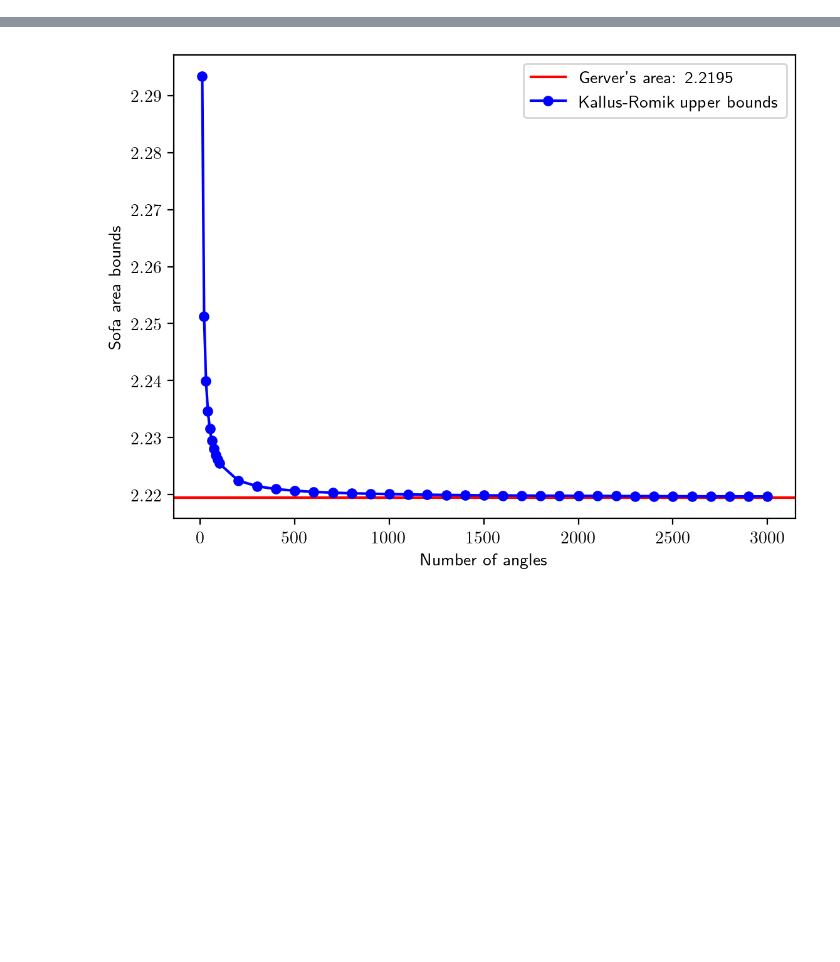
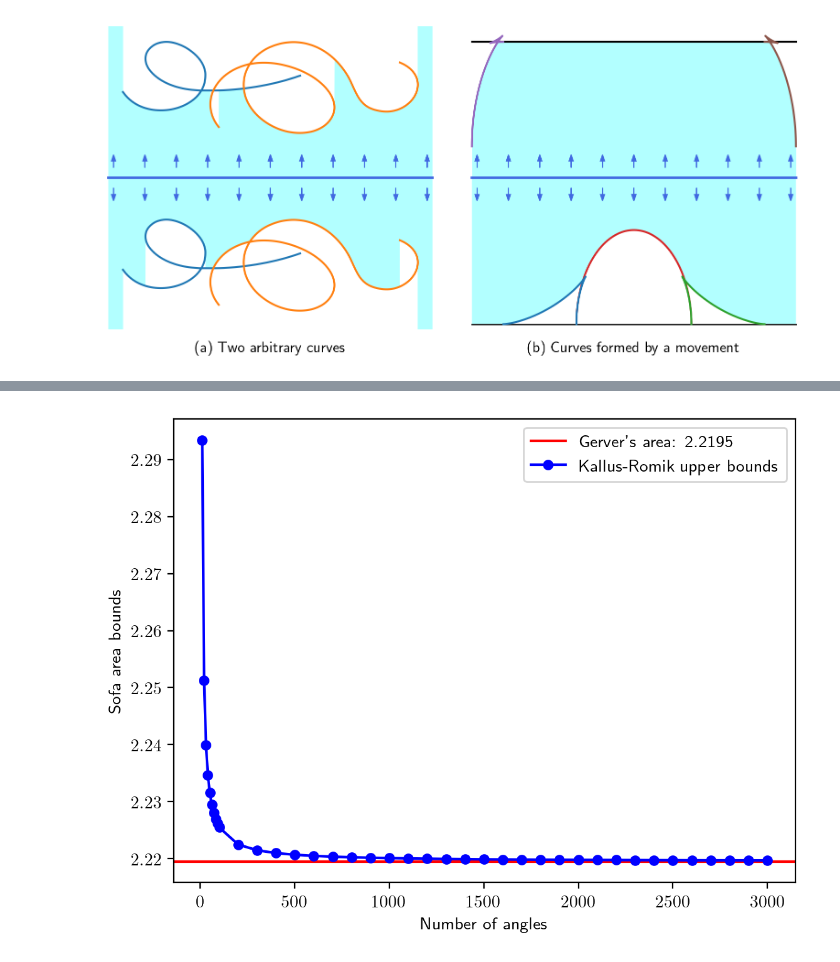
Before and after one commit to kuangdai/sofa, a Jupyter notebook: paper.ipynb, the cells around one changed output, grey strips where cells are left out. Saved outputs shown, nothing was run; the diff lists cells and outputs as text; code cells hidden in the pictures; blank space fills up the shorter version.

```diff
--- a/paper.ipynb
+++ b/paper.ipynb
@@ -187,3 +288,92 @@ plt.show()
+# %%
+from pinn.geometry import interp1d_multi_section_curve
+
+x_target = gg["x_sample"]
+ms1_min = interp1d_multi_section_curve(curve1[:, 0], curve1[:, 1], x_target, min_for_reduce=True)
+ms1_max = interp1d_multi_section_curve(curve1[:, 0], curve1[:, 1], x_target, min_for_reduce=False)
+ms2_min = interp1d_multi_section_curve(curve2[:, 0], curve2[:, 1], x_target, min_for_reduce=True)
+ms2_max = interp1d_multi_section_curve(curve2[:, 0], curve2[:, 1], x_target, min_for_reduce=False)
+as_lower = torch.maximum(ms1_max, ms2_max)
+as_upper = torch.minimum(ms1_min, ms2_min)
+as_lower = as_lower.clip(-100, 100)
+as_upper = as_upper.clip(-100, 100)
+# %%
+fig, ((ax1, ax2), (ax3, ax4)) = plt.subplots(2, 2, dpi=200, figsize=(10, 4.3))
+plt.subplots_adjust(wspace=.05, hspace=0.)
+extra = .3
+alpha = .3
+arrow = .3
+
+ax = ax1
+ax.plot(curve1[:, 0], curve1[:, 1], lw=1.5)
+ax.plot(curve2[:, 0], curve2[:, 1], lw=1.5)
+ax.fill_between(x_target, y1=torch.zeros_like(x_target) - 100, y2=as_upper,
+                color='aqua', alpha=alpha, lw=0)
+ax.set_xlim(gg["x_sample"][0] - .03, gg["x_sample"][-1] + .03)
+ax.set_ylim(-extra, 1 + .1 + .05)
+ax.set_aspect(1.)
+ax.axis("off")
+mid = (gg["x_sample"][0] + gg["x_sample"][-1]) / 2
+ax.plot([gg["x_sample"][0], gg["x_sample"][-1]], [-extra, -extra], c="royalblue", lw=2)
+for x in torch.arange(mid, gg["x_sample"][-1], arrow):
+    ax.arrow(x, -extra + .1, 0, .06, lw=.8, head_width=.04, facecolor='royalblue', edgecolor="royalblue")
+    ax.arrow(2 * mid - x, -extra + .1, 0, .06, lw=.8, head_width=.04, facecolor='royalblue', edgecolor="royalblue")
+
+
+
+ax = ax3
+ax.plot(curve1[:, 0], curve1[:, 1], lw=1.5)
+ax.plot(curve2[:, 0], curve2[:, 1], lw=1.5)
+ax.fill_between(x_target, y1=as_lower, y2=torch.zeros_like(x_target) + 100,
+                color='aqua', alpha=alpha, lw=0)
+ax.set_xlim(gg["x_sample"][0] - .03, gg["x_sample"][-1] + .03)
+top = 1.1 + extra
+ax.set_ylim(top - (1 + .1 + extra) - 0.05, top)
+ax.set_aspect(1.)
+ax.axis("off")
+ax.plot([gg["x_sample"][0], gg["x_sample"][-1]], [1 + extra + .1, 1 + extra + .1], c="royalblue", lw=2)
+for x in torch.arange(mid, gg["x_sample"][-1], arrow):
+    ax.arrow(x, top - .1, 0, -.06, lw=.8, head_width=.04, facecolor='royalblue', edgecolor="royalblue")
+    ax.arrow(2 * mid - x, top - .1, 0, -.06, lw=.8, head_width=.04, facecolor='royalblue', edgecolor="royalblue")
+ax.set_title("(a) Two arbitrary curves", y=-0.2)
+
+ax = ax2
+ax.plot([gg["x_sample"][0], gg["x_sample"][-1]], [1, 1], lw=1.5, c='k')
+ax.plot(gg["x_eho"], gg["y_eho"], lw=1.5, c=coh, zorder=200)
+ax.plot(gg["x_evo"], gg["y_evo"], lw=1.5, c=cov, zorder=200)
+ax.fill_between(gg["x_sample"], y1=torch.zeros_like(gg["y_sample_upper"]) - extra, y2=gg["y_sample_upper"],
+                color='aqua', alpha=alpha, lw=0)
+ax.set_xlim(gg["x_sample"][0] - .03, gg["x_sample"][-1] + .03)
+ax.set_ylim(-extra, 1 + .1 + .05)
+ax.set_aspect(1.)
+ax.axis("off")
+ax.plot([gg["x_sample"][0], gg["x_sample"][-1]], [-extra, -extra], c="royalblue", lw=2)
+for x in torch.arange(mid, gg["x_sample"][-1], arrow):
+    ax.arrow(x, -extra + .1, 0, .06, lw=.8, head_width=.04, facecolor='royalblue', edgecolor="royalblue")
+    ax.arrow(2 * mid - x, -extra + .1, 0, .06, lw=.8, head_width=.04, facecolor='royalblue', edgecolor="royalblue")
+
+ax = ax4
+ax.plot(gg["xp"], gg["yp"], lw=1.5, c=cp, label="$p$")
+ax.plot(gg["x_ehi"], gg["y_ehi"], lw=1.5, c=cih, zorder=200)
+ax.plot(gg["x_evi"], gg["y_evi"], lw=1.5, c=civ, zorder=200)
+ax.plot([gg["x_sample"][0], gg["x_sample"][-1]], [0, 0], lw=1, c='k')
+ax.fill_between(gg["x_sample"], y1=torch.ones_like(gg["x_sample"]) + 100, y2=gg["y_sample_lower"],
+                color='aqua', alpha=alpha, lw=0)
+ax.set_xlim(gg["x_sample"][0] - .03, gg["x_sample"][-1] + .03)
+top = 1.1 + extra
+ax.set_ylim(top - (1.1 + extra) - .05, top)
+ax.set_aspect(1.)
+ax.axis("off")
+ax.plot([gg["x_sample"][0], gg["x_sample"][-1]], [1 + extra + .1, 1 + extra + .1], c="royalblue", lw=2)
+for x in torch.arange(mid, gg["x_sample"][-1], arrow):
+    ax.arrow(x, top - .1, 0, -.06, lw=.8, head_width=.04, facecolor='royalblue', edgecolor="royalblue")
+    ax.arrow(2 * mid - x, top - .1, 0, -.06, lw=.8, head_width=.04, facecolor='royalblue', edgecolor="royalblue")
+
+ax.set_title("(b) Curves formed by a movement", y=-0.2)
+plt.savefig("figs/water.pdf", bbox_inches="tight", pad_inches=0.01)
+plt.show()
+# %% [output]
+[figure, added]
 # %%
 t = torch.linspace(0, 1, 1000)
 f, ax = plt.subplots(1, 3, dpi=200, figsize=(10, 4), sharey=True)
```
Also changed, not shown: parts of 10 cells of this notebook, 14 other files.
